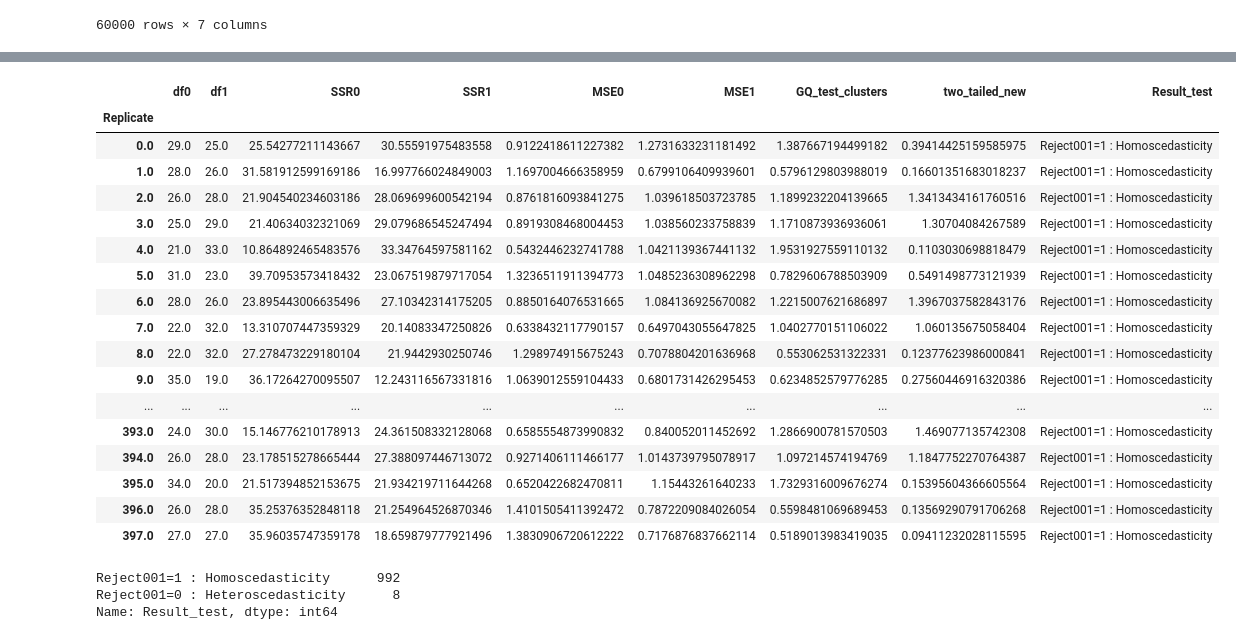
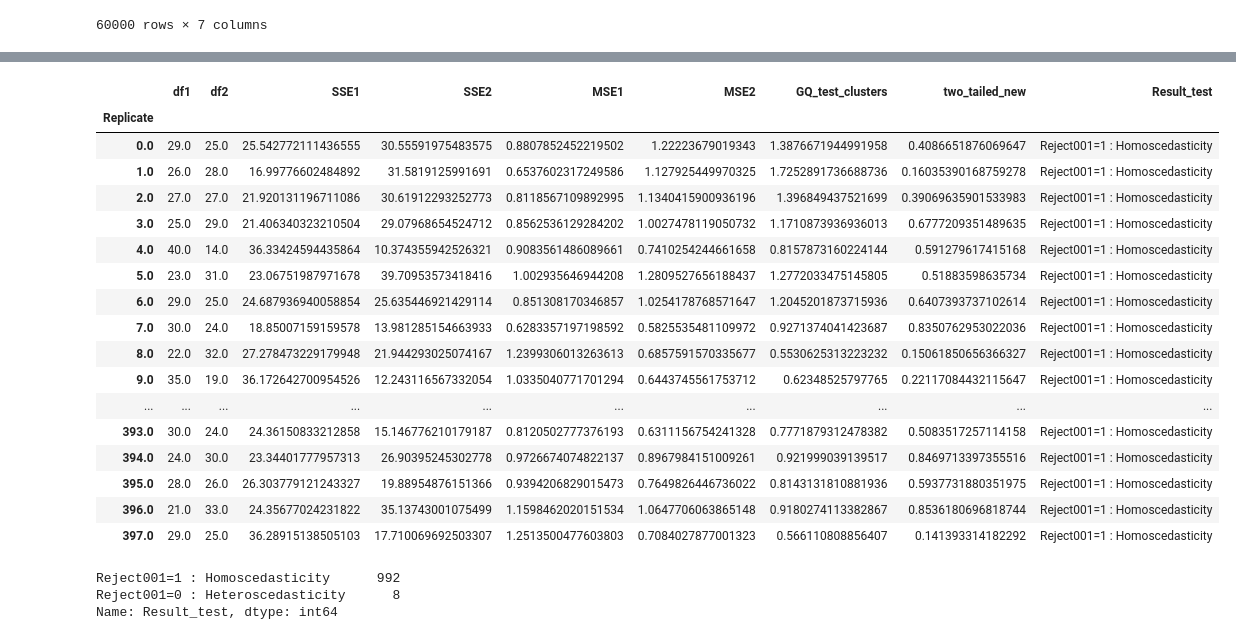
Before and after one commit to iam-fern/Generate_multiplication, a Jupyter notebook: GQtest_cluster_data_multi_delta_(0)_n60_01.ipynb, the cells around one changed output, grey strips where cells are left out. Drawn from its saved outputs; the diff is of its cells as text; code cells hidden in the pictures.

```diff
--- a/GQtest_cluster_data_multi_delta_(0)_n60_01.ipynb
+++ b/GQtest_cluster_data_multi_delta_(0)_n60_01.ipynb
@@ -252,39 +284,39 @@ result.astype(str)
 # %%
 # สร้างตารางผลลัพธ์
 alpha = 0.01
 pd.set_option('display.max_rows', 1000)
 pd.set_option('display.max_columns', 1000)
 pd.set_option('display.width', 1000)
-result=pd.DataFrame({"Replicate":list_replicate, "df0":list_df0, "df1":list_df1, "SSR0":list_SSR0,
-                     "SSR1":list_SSR1, "MSE0":list_MSE0, "MSE1":list_MSE1,
-                     "GQ_test_clusters":list_GQ_test_clusters, "two_tailed":list_two_tailed, "greater":list_p_greater})
+result=pd.DataFrame({"Replicate":list_replicate, "df1":list_df1, "df2":list_df2, "SSE1":list_SSE1,
+                     "SSE2":list_SSE2, "MSE1":list_MSE1, "MSE2":list_MSE2,
+                     "GQ_test_clusters":list_GQ_test_clusters, "two_tailed":list_two_tailed, "greater":list_p_greater, "less":list_p_less})
 result.set_index(['Replicate'], inplace=True)
 
-result['two_tailed_new']=result[["two_tailed","greater"]].apply(lambda value: value[0] if value[0]<0.5 else 2*value[1], axis=1)
+result['two_tailed_new']=result[["two_tailed","greater","less"]].apply(lambda value: value[0] if value[0]<0.5 else (2*value[1] if value[1]<0.5 else 2*value[2]) , axis=1)
 result["Result_test"]=result["two_tailed_new"].apply(lambda p_value: 'Reject001=0 : Heteroscedasticity'
-                                                                  if p_value < alpha else 'Reject001=1 : Homoscedasticity')
+                                                     if p_value < alpha else 'Reject001=1 : Homoscedasticity')
 #two_tailed_new_show=two_tailed_new.drop(columns="greater")
-result_show=result.drop(columns=["two_tailed", "greater"])
+result_show=result.drop(columns=["two_tailed", "greater", "less"])
 result_show.astype(str)
 # %% [output]
-|  | df0 | df1 | SSR0 | SSR1 | MSE0 | MSE1 | GQ_test_clusters | two_tailed_new | Result_test |
+|  | df1 | df2 | SSE1 | SSE2 | MSE1 | MSE2 | GQ_test_clusters | two_tailed_new | Result_test |
 | Replicate |  |  |  |  |  |  |  |  |  |
-| 0.0 | 29.0 | 25.0 | 25.54277211143667 | 30.55591975483558 | 0.9122418611227382 | 1.2731633231181492 | 1.387667194499182 | 0.39414425159585975 | Reject001=1 : Homoscedasticity |
-| 1.0 | 28.0 | 26.0 | 31.581912599169186 | 16.997766024849003 | 1.1697004666358959 | 0.6799106409939601 | 0.5796129803988019 | 0.16601351683018237 | Reject001=1 : Homoscedasticity |
-| 2.0 | 26.0 | 28.0 | 21.904540234603186 | 28.069699600542194 | 0.8761816093841275 | 1.039618503723785 | 1.1899232204139665 | 1.3413434161760516 | Reject001=1 : Homoscedasticity |
-| 3.0 | 25.0 | 29.0 | 21.40634032321069 | 29.079686545247494 | 0.8919308468004453 | 1.038560233758839 | 1.1710873936936061 | 1.30704084267589 | Reject001=1 : Homoscedasticity |
-| 4.0 | 21.0 | 33.0 | 10.864892465483576 | 33.34764597581162 | 0.5432446232741788 | 1.0421139367441132 | 1.9531927559110132 | 0.1103030698818479 | Reject001=1 : Homoscedasticity |
-| 5.0 | 31.0 | 23.0 | 39.70953573418432 | 23.067519879717054 | 1.3236511911394773 | 1.0485236308962298 | 0.7829606788503909 | 0.5491498773121939 | Reject001=1 : Homoscedasticity |
-| 6.0 | 28.0 | 26.0 | 23.895443006635496 | 27.10342314175205 | 0.8850164076531665 | 1.084136925670082 | 1.2215007621686897 | 1.3967037582843176 | Reject001=1 : Homoscedasticity |
-| 7.0 | 22.0 | 32.0 | 13.310707447359329 | 20.14083347250826 | 0.6338432117790157 | 0.6497043055647825 | 1.0402770151106022 | 1.060135675058404 | Reject001=1 : Homoscedasticity |
-| 8.0 | 22.0 | 32.0 | 27.278473229180104 | 21.9442930250746 | 1.298974915675243 | 0.7078804201636968 | 0.553062531322331 | 0.12377623986000841 | Reject001=1 : Homoscedasticity |
-| 9.0 | 35.0 | 19.0 | 36.17264270095507 | 12.243116567331816 | 1.0639012559104433 | 0.6801731426295453 | 0.6234852579776285 | 0.27560446916320386 | Reject001=1 : Homoscedasticity |
+| 0.0 | 29.0 | 25.0 | 25.542772111436555 | 30.55591975483575 | 0.8807852452219502 | 1.22223679019343 | 1.3876671944991958 | 0.4086651876069647 | Reject001=1 : Homoscedasticity |
+| 1.0 | 26.0 | 28.0 | 16.99776602484892 | 31.5819125991691 | 0.6537602317249586 | 1.127925449970325 | 1.7252891736688736 | 0.16035390168759278 | Reject001=1 : Homoscedasticity |
+| 2.0 | 27.0 | 27.0 | 21.920131196711086 | 30.61912293252773 | 0.8118567109892995 | 1.1340415900936196 | 1.396849437521699 | 0.39069635901533983 | Reject001=1 : Homoscedasticity |
+| 3.0 | 25.0 | 29.0 | 21.406340323210504 | 29.07968654524712 | 0.8562536129284202 | 1.0027478119050732 | 1.1710873936936013 | 0.6777209351489635 | Reject001=1 : Homoscedasticity |
+| 4.0 | 40.0 | 14.0 | 36.33424594435864 | 10.374355942526321 | 0.9083561486089661 | 0.7410254244661658 | 0.8157873160224144 | 0.591279617415168 | Reject001=1 : Homoscedasticity |
+| 5.0 | 23.0 | 31.0 | 23.06751987971678 | 39.70953573418416 | 1.002935646944208 | 1.2809527656188437 | 1.2772033475145805 | 0.51883598635734 | Reject001=1 : Homoscedasticity |
+| 6.0 | 29.0 | 25.0 | 24.687936940058854 | 25.635446921429114 | 0.851308170346857 | 1.0254178768571647 | 1.2045201873715936 | 0.6407393737102614 | Reject001=1 : Homoscedasticity |
+| 7.0 | 30.0 | 24.0 | 18.85007159159578 | 13.981285154663933 | 0.6283357197198592 | 0.5825535481109972 | 0.9271374041423687 | 0.8350762953022036 | Reject001=1 : Homoscedasticity |
+| 8.0 | 22.0 | 32.0 | 27.278473229179948 | 21.944293025074167 | 1.2399306013263613 | 0.6857591570335677 | 0.5530625313223232 | 0.15061850656366327 | Reject001=1 : Homoscedasticity |
+| 9.0 | 35.0 | 19.0 | 36.172642700954526 | 12.243116567332054 | 1.0335040771701294 | 0.6443745561753712 | 0.62348525797765 | 0.22117084432115647 | Reject001=1 : Homoscedasticity |
 | ... | ... | ... | ... | ... | ... | ... | ... | ... | ... |
-| 393.0 | 24.0 | 30.0 | 15.146776210178913 | 24.361508332128068 | 0.6585554873990832 | 0.840052011452692 | 1.2866900781570503 | 1.469077135742308 | Reject001=1 : Homoscedasticity |
-| 394.0 | 26.0 | 28.0 | 23.178515278665444 | 27.388097446713072 | 0.9271406111466177 | 1.0143739795078917 | 1.097214574194769 | 1.1847752270764387 | Reject001=1 : Homoscedasticity |
-| 395.0 | 34.0 | 20.0 | 21.517394852153675 | 21.934219711644268 | 0.6520422682470811 | 1.15443261640233 | 1.7329316009676274 | 0.15395604366605564 | Reject001=1 : Homoscedasticity |
-| 396.0 | 26.0 | 28.0 | 35.25376352848118 | 21.254964526870346 | 1.4101505411392472 | 0.7872209084026054 | 0.5598481069689453 | 0.13569290791706268 | Reject001=1 : Homoscedasticity |
-| 397.0 | 27.0 | 27.0 | 35.96035747359178 | 18.659879777921496 | 1.3830906720612222 | 0.7176876837662114 | 0.5189013983419035 | 0.09411232028115595 | Reject001=1 : Homoscedasticity |
+| 393.0 | 30.0 | 24.0 | 24.36150833212858 | 15.146776210179187 | 0.8120502777376193 | 0.6311156754241328 | 0.7771879312478382 | 0.5083517257114158 | Reject001=1 : Homoscedasticity |
+| 394.0 | 24.0 | 30.0 | 23.34401777957313 | 26.90395245302778 | 0.9726674074822137 | 0.8967984151009261 | 0.921999039139517 | 0.8469713397355516 | Reject001=1 : Homoscedasticity |
+| 395.0 | 28.0 | 26.0 | 26.303779121243327 | 19.88954876151366 | 0.9394206829015473 | 0.7649826446736022 | 0.8143131810881936 | 0.5937731880351975 | Reject001=1 : Homoscedasticity |
+| 396.0 | 21.0 | 33.0 | 24.35677024231822 | 35.13743001075499 | 1.1598462020151534 | 1.0647706063865148 | 0.9180274113382867 | 0.8536180696818744 | Reject001=1 : Homoscedasticity |
+| 397.0 | 29.0 | 25.0 | 36.28915138505103 | 17.710069692503307 | 1.2513500477603803 | 0.7084027877001323 | 0.566110808856407 | 0.141393314182292 | Reject001=1 : Homoscedasticity |
 # %%
 result_show['Result_test'].value_counts()
 # %% [output]
```
Also changed, not shown: parts of 4 cells of this notebook.
